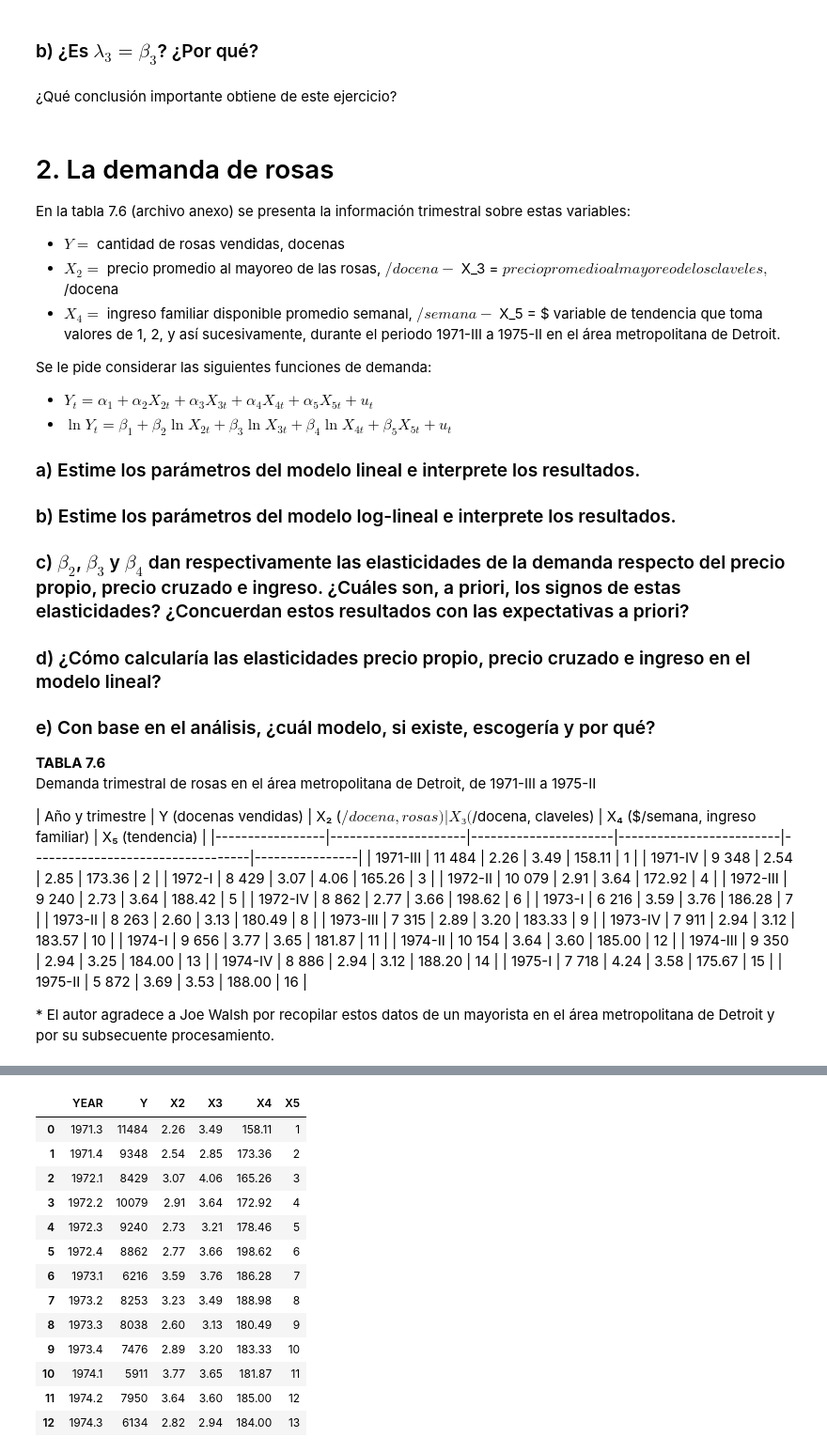
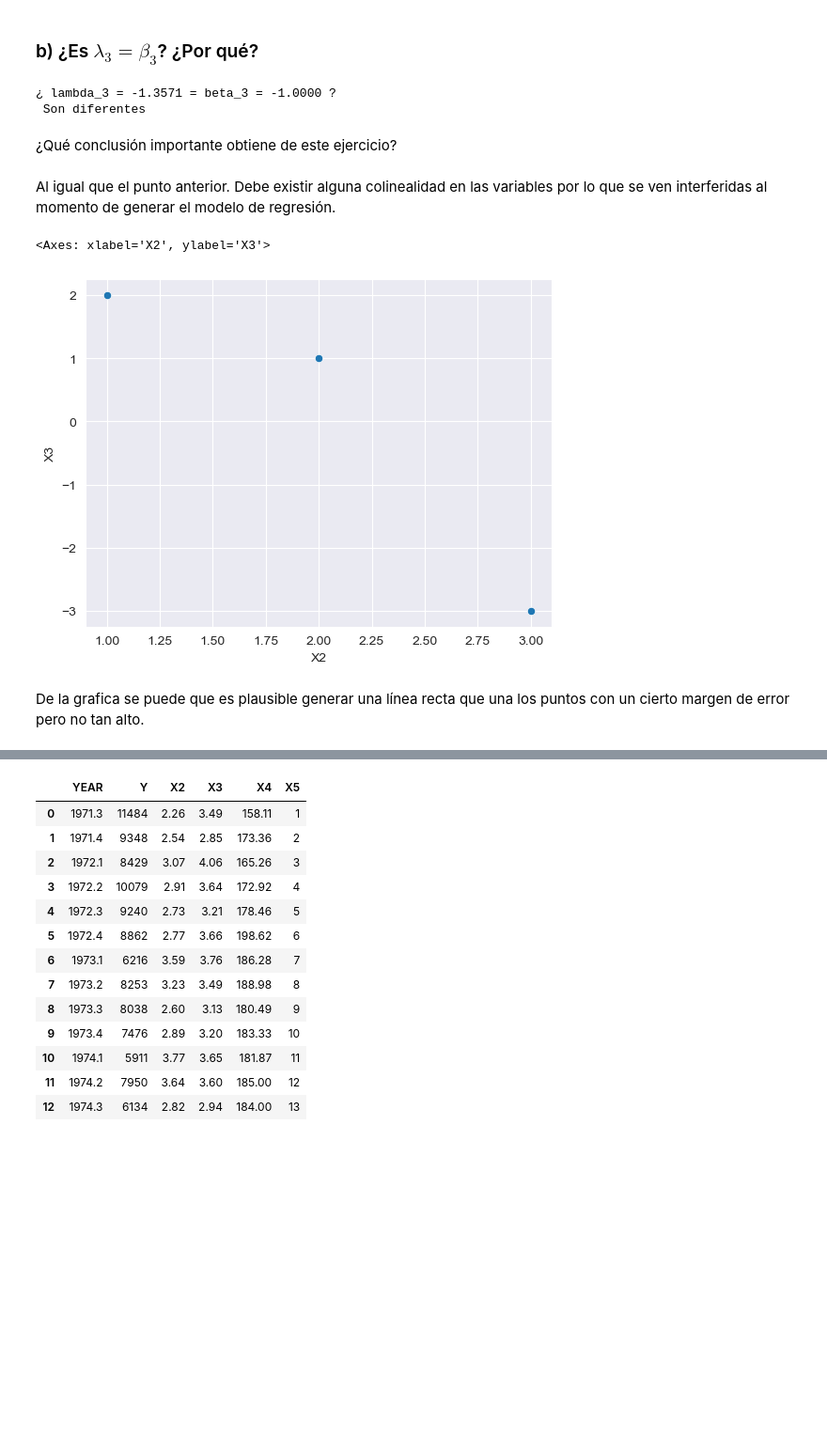
Before and after one commit to Anonymate054/MCD-Econometrics, a Jupyter notebook: notebooks/homeworks/0.0-leng-HW06.ipynb, the cells around one changed output, grey strips where cells are left out. Shown at 94% size. Cells and saved outputs as stored; diff of their text form; code cells hidden in the pictures; blank space fills up the shorter version.

```diff
--- a/notebooks/homeworks/0.0-leng-HW06.ipynb
+++ b/notebooks/homeworks/0.0-leng-HW06.ipynb
@@ -188,53 +217,19 @@ Notes:
 # %% [markdown]
 ### b) ¿Es $ \lambda_3 = \beta_3 $? ¿Por qué?
+# %%
+print(f"¿ lambda_3 = {model_df01_02.params['X3']:.4f} = beta_3 = {model_df01_03.params['X3']:.4f} ?")
+print(f" {'Son iguales' if model_df01_02.params['X3'] == model_df01_03.params['X3'] else 'Son diferentes'}")
+# %% [output]
+¿ lambda_3 = -1.3571 = beta_3 = -1.0000 ?
+ Son diferentes
 # %% [markdown]
 ¿Qué conclusión importante obtiene de este ejercicio?
-# %% [markdown]
-# 2. La demanda de rosas
-
-En la tabla 7.6 (archivo anexo) se presenta la información trimestral sobre estas variables:
-
-- $ Y = $ cantidad de rosas vendidas, docenas
-- $ X_2 = $ precio promedio al mayoreo de las rosas, $/docena
-- $ X_3 = $ precio promedio al mayoreo de los claveles, $/docena
-- $ X_4 = $ ingreso familiar disponible promedio semanal, $/semana
-- $ X_5 = $ variable de tendencia que toma valores de 1, 2, y así sucesivamente, durante el periodo 1971-III a 1975-II en el área metropolitana de Detroit.
-
-Se le pide considerar las siguientes funciones de demanda:
-
-- $ Y_t = \alpha_1 + \alpha_2 X_{2t} + \alpha_3 X_{3t} + \alpha_4 X_{4t} + \alpha_5 X_{5t} + u_t $
-- $ \ln Y_t = \beta_1 + \beta_2 \ln X_{2t} + \beta_3 \ln X_{3t} + \beta_4 \ln X_{4t} + \beta_5 X_{5t} + u_t $
-
-### a) Estime los parámetros del modelo lineal e interprete los resultados.
-
-### b) Estime los parámetros del modelo log-lineal e interprete los resultados.
-
-### c) $ \beta_2 $, $ \beta_3 $ y $ \beta_4 $ dan respectivamente las elasticidades de la demanda respecto del precio propio, precio cruzado e ingreso. ¿Cuáles son, a priori, los signos de estas elasticidades? ¿Concuerdan estos resultados con las expectativas a priori?
-
-### d) ¿Cómo calcularía las elasticidades precio propio, precio cruzado e ingreso en el modelo lineal?
-
-### e) Con base en el análisis, ¿cuál modelo, si existe, escogería y por qué?
-
-**TABLA 7.6**
-Demanda trimestral de rosas en el área metropolitana de Detroit, de 1971-III a 1975-II
-
-| Año y trimestre | Y (docenas vendidas) | X₂ ($/docena, rosas) | X₃ ($/docena, claveles) | X₄ ($/semana, ingreso familiar) | X₅ (tendencia) |
-|-----------------|---------------------|----------------------|-------------------------|----------------------------------|----------------|
-| 1971-III        | 11 484              | 2.26                 | 3.49                    | 158.11                           | 1              |
-| 1971-IV         | 9 348               | 2.54                 | 2.85                    | 173.36                           | 2              |
-| 1972-I          | 8 429               | 3.07                 | 4.06                    | 165.26                           | 3              |
-| 1972-II         | 10 079              | 2.91                 | 3.64                    | 172.92                           | 4              |
-| 1972-III        | 9 240               | 2.73                 | 3.64                    | 188.42                           | 5              |
-| 1972-IV         | 8 862               | 2.77                 | 3.66                    | 198.62                           | 6              |
-| 1973-I          | 6 216               | 3.59                 | 3.76                    | 186.28                           | 7              |
-| 1973-II         | 8 263               | 2.60                 | 3.13                    | 180.49                           | 8              |
-| 1973-III        | 7 315               | 2.89                 | 3.20                    | 183.33                           | 9              |
-| 1973-IV         | 7 911               | 2.94                 | 3.12                    | 183.57                           | 10             |
-| 1974-I          | 9 656               | 3.77                 | 3.65                    | 181.87                           | 11             |
-| 1974-II         | 10 154              | 3.64                 | 3.60                    | 185.00                           | 12             |
-| 1974-III        | 9 350               | 2.94                 | 3.25                    | 184.00                           | 13             |
-| 1974-IV         | 8 886               | 2.94                 | 3.12                    | 188.20                           | 14             |
-| 1975-I          | 7 718               | 4.24                 | 3.58                    | 175.67                           | 15             |
-| 1975-II         | 5 872               | 3.69                 | 3.53                    | 188.00                           | 16             |
-
-\* El autor agradece a Joe Walsh por recopilar estos datos de un mayorista en el área metropolitana de Detroit y por su subsecuente procesamiento.
+# %% [markdown]
+Al igual que el punto anterior. Debe existir alguna colinealidad en las variables por lo que se ven interferidas al momento de generar el modelo de regresión.
+# %%
+sns.scatterplot(data=df, x="X2", y="X3")
+# %% [output]
+<Axes: xlabel='X2', ylabel='X3'>
+[figure, added]
+# %% [markdown]
+De la grafica se puede que es plausible generar una línea recta que una los puntos con un cierto margen de error pero no tan alto.
```
Also changed, not shown: parts of 21 cells of this notebook.
